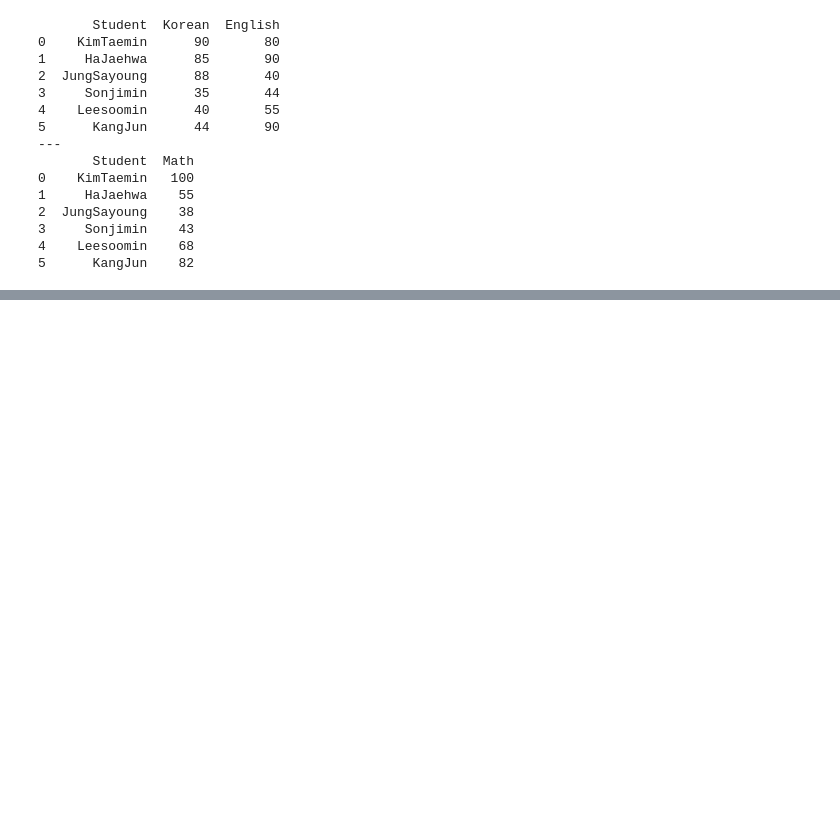
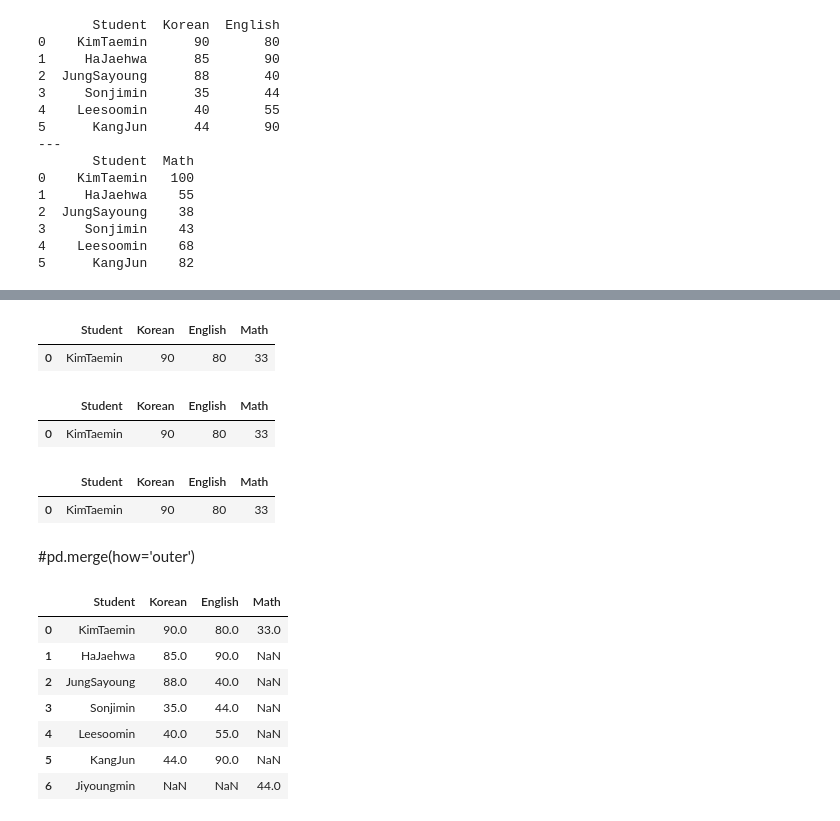
Before and after one commit to eunichoi/aiiffel_sba, a Jupyter notebook: 15. 데이터를 관리하는 데이터베이스_database-sqlite3.ipynb, the cells around one changed output, grey strips where cells are left out. Cells and saved outputs as stored; diff of their text form; code cells hidden in the pictures; blank space fills up the shorter version.

```diff
--- a/15. 데이터를 관리하는 데이터베이스_database-sqlite3.ipynb
+++ b/15. 데이터를 관리하는 데이터베이스_database-sqlite3.ipynb
@@ -216,0 +263,28 @@ print(df2)
+# %%
+pd.merge(df1, df2, how='inner')
+# %% [output]
+|  | Student | Korean | English | Math |
+| 0 | KimTaemin | 90 | 80 | 33 |
+# %%
+pd.merge(df1, df2, how='inner')
+# %% [output]
+|  | Student | Korean | English | Math |
+| 0 | KimTaemin | 90 | 80 | 33 |
+# %%
+pd.merge(df1, df2)
+# %% [output]
+|  | Student | Korean | English | Math |
+| 0 | KimTaemin | 90 | 80 | 33 |
+# %% [markdown]
+#pd.merge(how='outer')
+# %%
+pd.merge(df1, df2, how='outer')
+# %% [output]
+|  | Student | Korean | English | Math |
+| 0 | KimTaemin | 90.0 | 80.0 | 33.0 |
+| 1 | HaJaehwa | 85.0 | 90.0 | NaN |
+| 2 | JungSayoung | 88.0 | 40.0 | NaN |
+| 3 | Sonjimin | 35.0 | 44.0 | NaN |
+| 4 | Leesoomin | 40.0 | 55.0 | NaN |
+| 5 | KangJun | 44.0 | 90.0 | NaN |
+| 6 | Jiyoungmin | NaN | NaN | 44.0 |
```
Also changed, not shown: parts of 55 cells of this notebook, 1 other file.
